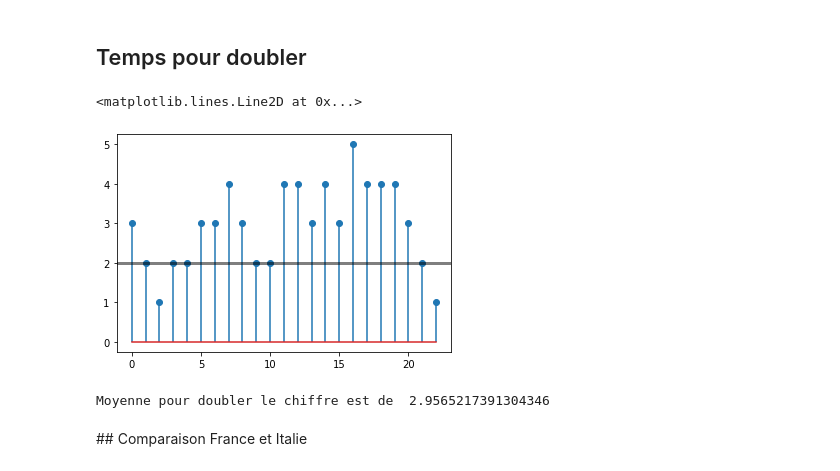
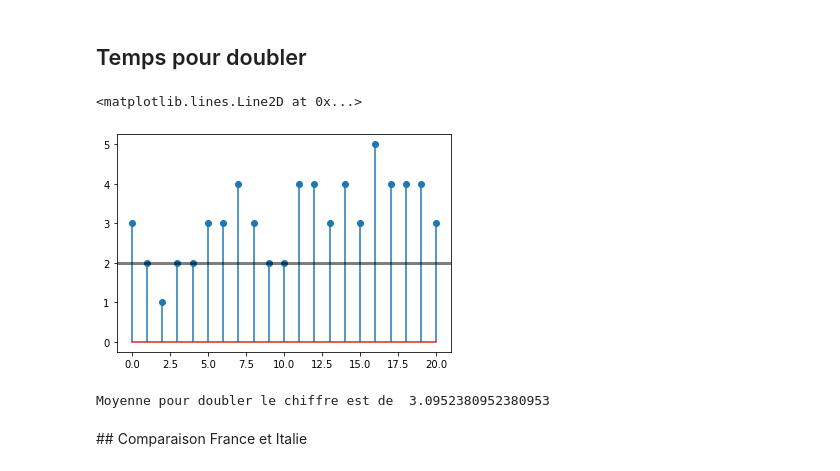
Before and after one commit to AmineDiro/Prediction-COVID19-France-, a Jupyter notebook: Prediction_saturation.ipynb, the cells around one changed output. Saved outputs shown, nothing was run; the diff lists cells and outputs as text; code cells hidden in the pictures.

Commit message:
Double func

```diff
--- a/Prediction_saturation.ipynb
+++ b/Prediction_saturation.ipynb
@@ -205,28 +209,29 @@ Ceci s'explique par le manque de tests généralisés en France.
 # %% [markdown]
 ## Temps pour doubler
 # %%
+dates = [] index =[]
+serie = ts_confirmed_new[ts_confirmed_new["Country/Region"] == "France"].sum()[4:]   serie.index = pd.to_datetime(serie.index)
+serie=serie['2020-02-24':]
+
+for      i in range(len(serie)-2):
+    j = i+1
+    while (j < len(serie)-1) & (serie[j] < 2*serie[i]) :
+        j += 1
+
+    if (j <= len(serie)-1) & (serie[j] >= 2 *serie[i]) :
+        dates.append((serie.index[j] - serie.index[i]).days)
+        index.append(serie.index[i])
+
 fig, ax = plt.subplots()
-
-dates = []
-serie = ts_confirmed_new[ts_confirmed_new["Country/Region"] == "France"].sum()[4:]
-serie.index = pd.to_datetime(serie.index)
-serie=serie['2020-02-24':]
-for i in range(len(serie) - 1):
-    j = i
-    while (serie[j] < 2 * serie[i]) & (j < len(serie) - 1):
-        j = j + 1
-    #if j > i + 1:
-    dates.append((serie.index[j] - serie.index[i]).days)
-
-plt.stem(pd.Series(data=dates,index=serie.index[1:]),use_line_collection=True)
+plt.stem(pd.Series(data=dates,index=index),use_line_collection=True)
 ax.axhline(y=2, linewidth=3, color="black", alpha=0.5)
 # %% [output]
 <matplotlib.lines.Line2D at 0x...>
-[figure, old version]
+[figure, new version]
 # %%
 print("Moyenne pour doubler le chiffre est de ", np.mean(dates))
 # %% [output]
-Moyenne pour doubler le chiffre est de  2.9565217391304346
+Moyenne pour doubler le chiffre est de  3.0952380952380953
 # %% [markdown]
 ## Comparaison France et Italie
 # %% [markdown]
```
Also changed, not shown: parts of 10 cells of this notebook, 1 other file.
